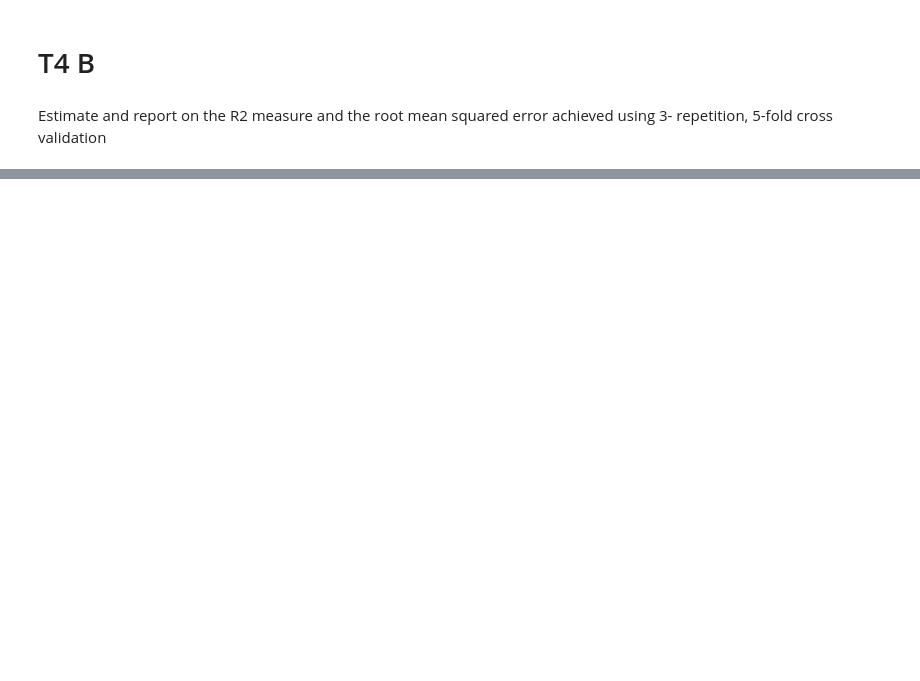
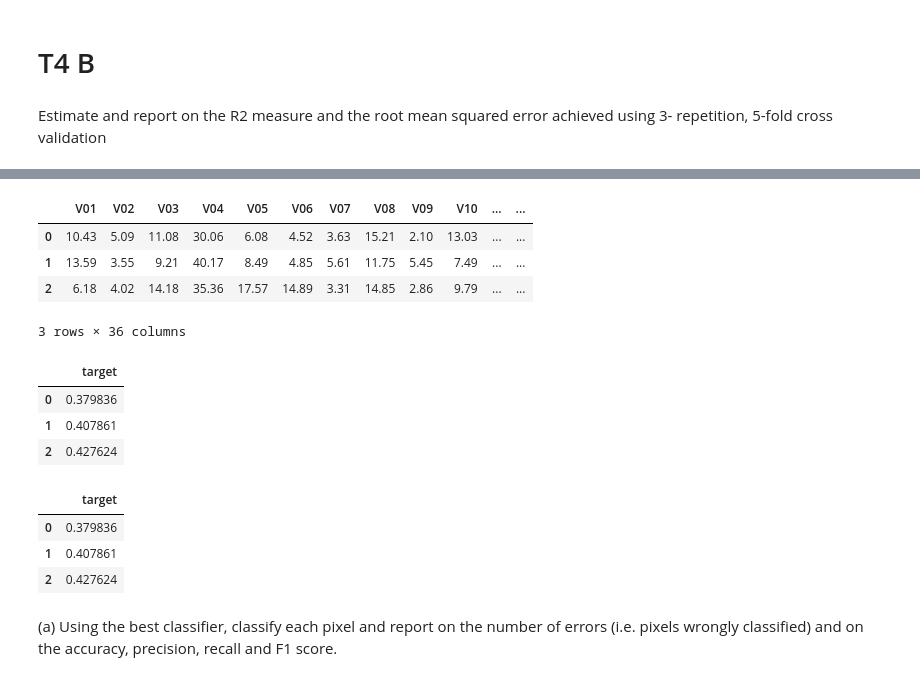
Before and after one commit to claredavies/AutomaticLearning, a Jupyter notebook: Assignment1/SupervisedLearningAssignment.ipynb, the cells around one changed output, grey strips where cells are left out. Cells and saved outputs as stored; diff of their text form; code cells hidden in the pictures; blank space fills up the shorter version.

```diff
--- a/Assignment1/SupervisedLearningAssignment.ipynb
+++ b/Assignment1/SupervisedLearningAssignment.ipynb
@@ -597,0 +614,28 @@ Root mean squared error: 1.579 (0.060)
+# %%
+dfX = pd.read_csv('im_x_03.csv')
+# %%
+dfX.head(3)
+# %% [output]
+|  | V01 | V02 | V03 | V04 | V05 | V06 | V07 | V08 | V09 | V10 | ... | ... |
+| 0 | 10.43 | 5.09 | 11.08 | 30.06 | 6.08 | 4.52 | 3.63 | 15.21 | 2.10 | 13.03 | ... | ... |
+| 1 | 13.59 | 3.55 | 9.21 | 40.17 | 8.49 | 4.85 | 5.61 | 11.75 | 5.45 | 7.49 | ... | ... |
+| 2 | 6.18 | 4.02 | 14.18 | 35.36 | 17.57 | 14.89 | 3.31 | 14.85 | 2.86 | 9.79 | ... | ... |
+3 rows × 36 columns
+# %%
+dfY = pd.read_csv('im_y_03.txt',names=["class"], header=None)
+dfT = pd.read_csv('im_t_03.txt',names=["target"], header=None)
+# %% [output]
+|  | target |
+| 0 | 0.379836 |
+| 1 | 0.407861 |
+| 2 | 0.427624 |
+# %%
+dfY.head(3)
+dfT.head(3)
+# %% [output]
+|  | target |
+| 0 | 0.379836 |
+| 1 | 0.407861 |
+| 2 | 0.427624 |
+# %% [markdown]
+(a) Using the best classifier, classify each pixel and report on the number of errors (i.e. pixels wrongly classified) and on the accuracy, precision, recall and F1 score.
```
Also changed, not shown: parts of 29 cells of this notebook.
